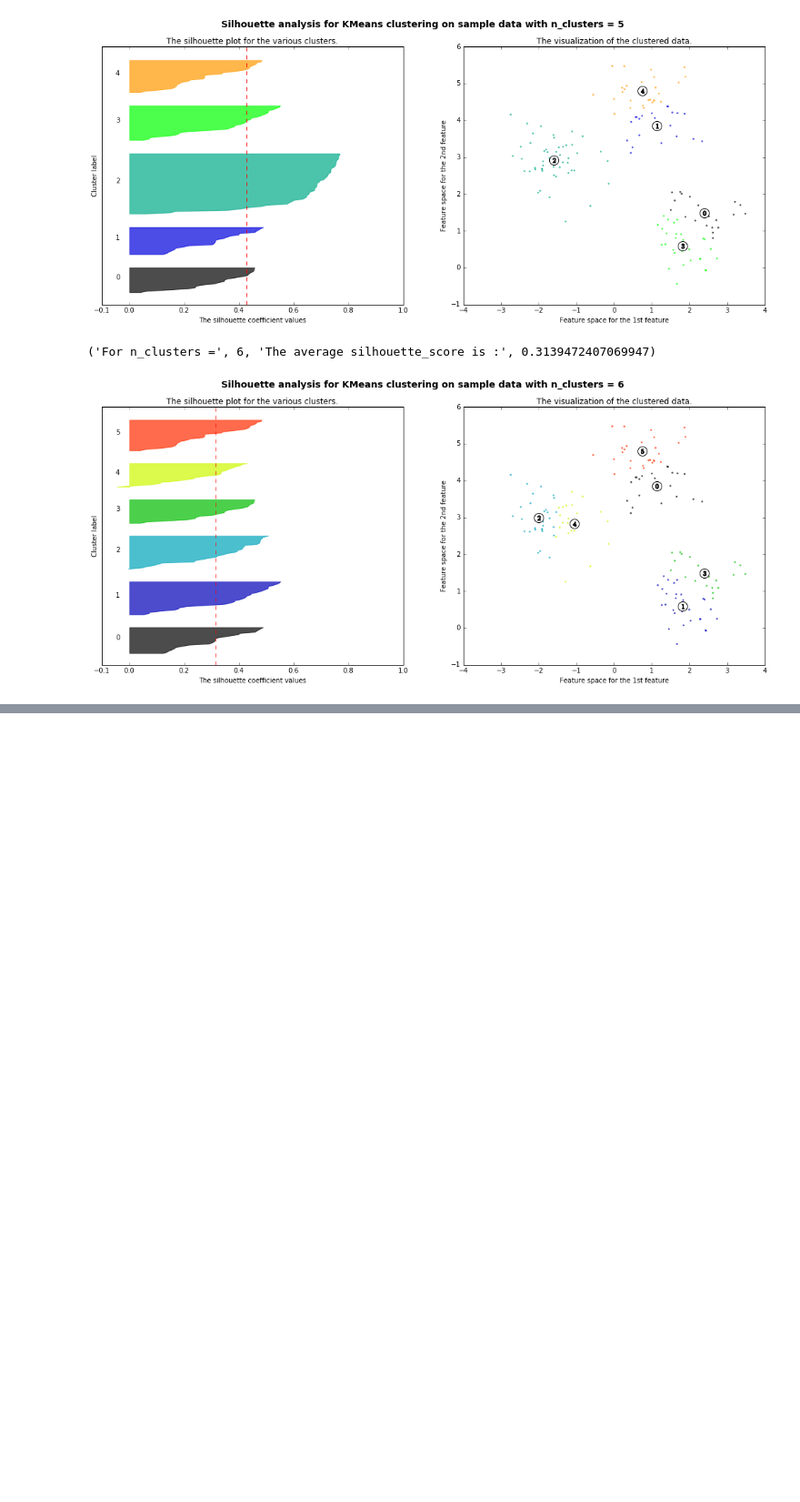
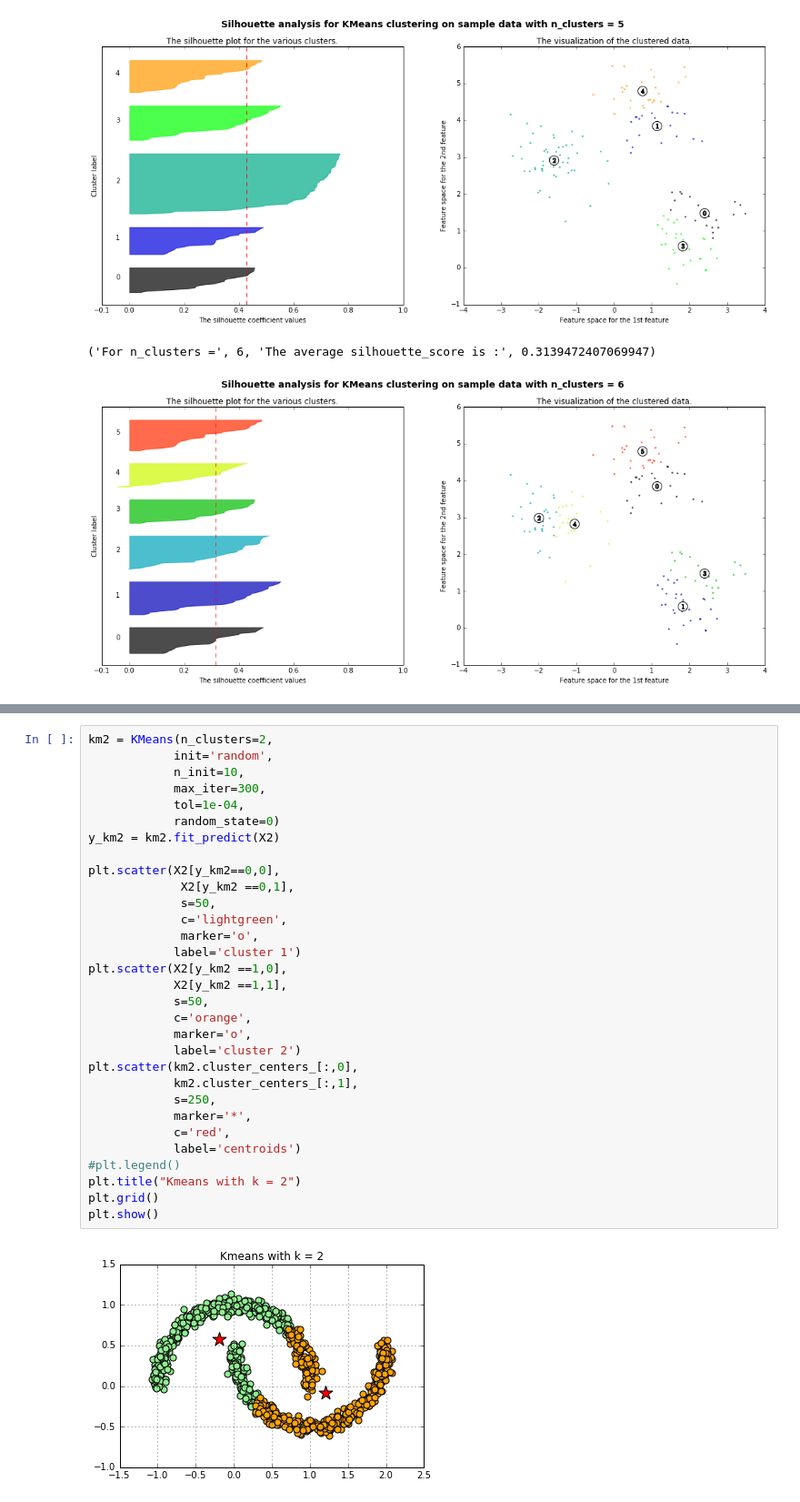
Before and after one commit to YanpuLi/YanpuLi.github.io, a Jupyter notebook: Clustering.ipynb, the cells around one changed output, grey strips where cells are left out. Shown: that part at 91% size. Drawn from its saved outputs; the diff is of its cells as text; blank space fills up the shorter version.

```diff
--- a/Clustering.ipynb
+++ b/Clustering.ipynb
@@ -178,0 +200,33 @@ silhouette(range_n_clusters, X1)
+# %%
+km2 = KMeans(n_clusters=2,
+            init='random',
+            n_init=10,
+            max_iter=300,
+            tol=1e-04,
+            random_state=0)
+y_km2 = km2.fit_predict(X2)
+
+plt.scatter(X2[y_km2==0,0],
+             X2[y_km2 ==0,1],
+             s=50,
+             c='lightgreen',
+             marker='o',
+            label='cluster 1')
+plt.scatter(X2[y_km2 ==1,0],
+            X2[y_km2 ==1,1],
+            s=50,
+            c='orange',
+            marker='o',
+            label='cluster 2')
+plt.scatter(km2.cluster_centers_[:,0],
+            km2.cluster_centers_[:,1],
+            s=250,
+            marker='*',
+            c='red',
+            label='centroids')
+#plt.legend()
+plt.title("Kmeans with k = 2")
+plt.grid()
+plt.show()
+# %% [output]
+[figure, added]
```
Also changed, not shown: parts of 3 cells of this notebook, 4 other files.
